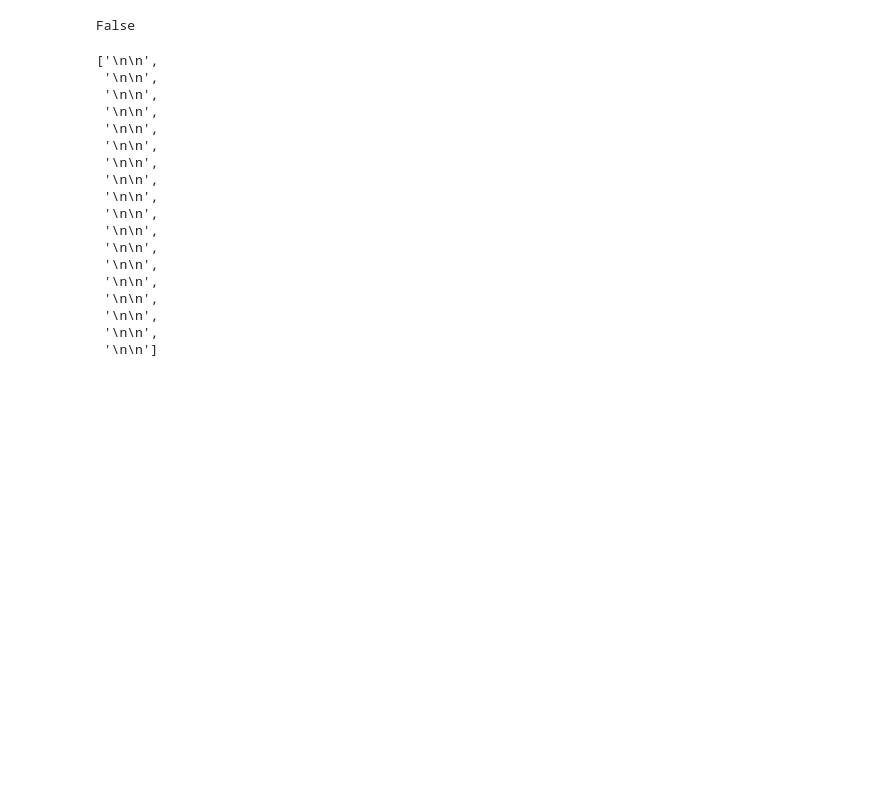
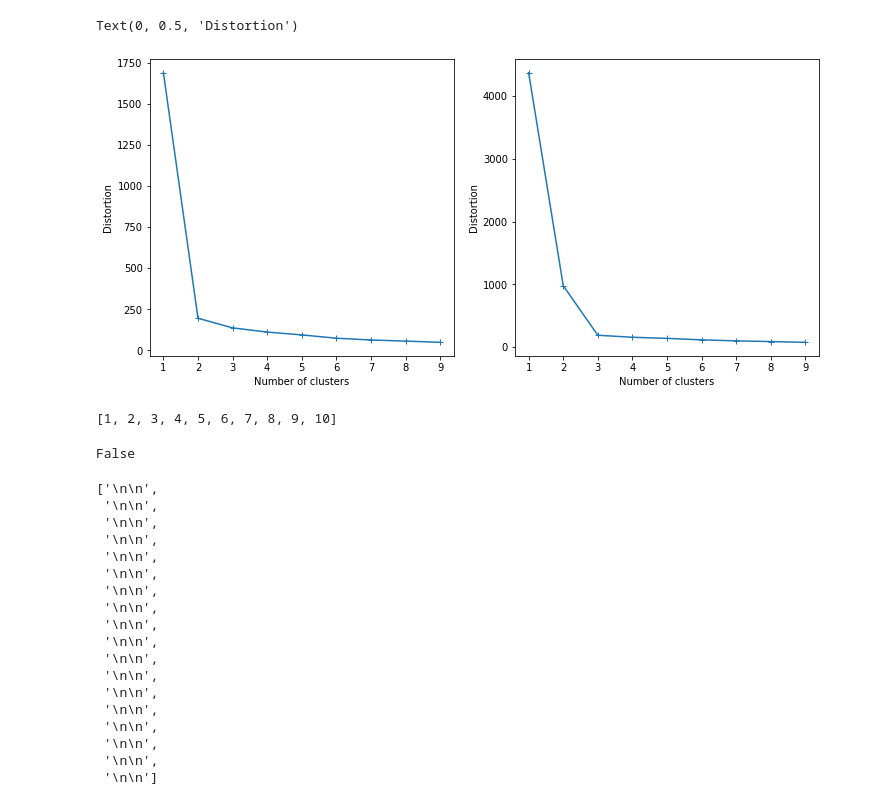
Before and after one commit to tsuchida5030/techgym_ai, a Jupyter notebook: Chapter_1/AI_running_1.ipynb, the cells around one changed output. Saved outputs shown, nothing was run; the diff lists cells and outputs as text; code cells hidden in the pictures; blank space fills up the shorter version.

```diff
--- a/Chapter_1/AI_running_1.ipynb
+++ b/Chapter_1/AI_running_1.ipynb
@@ -58,3 +1,56 @@ Q
+# %%
+#AI-TECHGYM-1-3-A-2
+#教師なし学習 k-mean法
+
+# 可視化ライブラリ
+import matplotlib.pyplot as plt
+%matplotlib inline
+
+# k-means法を使うためのインポート
+from sklearn.cluster import KMeans
+
+#分類データセット生成
+from sklearn.datasets import make_blobs
+
+#推定するクラスタ
+X_L, y_L = make_blobs(random_state=5)
+
+# エルボー方による推定。クラスター数を1から20に増やして、それぞれの距離の総和を求める
+dist_list =[]
+for i in range(1,10):
+    kmeans= KMeans(n_clusters=i, init='random', random_state=0)
+    kmeans.fit(X_L)
+    dist_list.append(kmeans.inertia_)
+
+# グラフを表示
+plt.figure(figsize = (12,12))
+plt.subplot(2,2,1)
+plt.plot(range(1,10), dist_list,marker='+')
+plt.xlabel('Number of clusters')
+plt.ylabel('Distortion')
+
+#推定するクラスタ
+X_L, y_L = make_blobs(random_state=10)
+
+# エルボー方による推定。クラスター数を1から20に増やして、それぞれの距離の総和を求める
+dist_list =[]
+for i in range(1,10):
+    kmeans= KMeans(n_clusters=i, init='random', random_state=0)
+    kmeans.fit(X_L)
+    dist_list.append(kmeans.inertia_)
+
+# グラフを表示
+plt.subplot(2,2,2)
+plt.plot(range(1,10), dist_list,marker='+')
+plt.xlabel('Number of clusters')
+plt.ylabel('Distortion')
+# %% [output]
+Text(0, 0.5, 'Distortion')
+[figure, added]
+# %%
+[r[0] for r in elbow]
+# %% [output]
+[1, 2, 3, 4, 5, 6, 7, 8, 9, 10]
 # %%
 word = "bear"
 word == "熊"
```
Also changed, not shown: parts of 2 cells of this notebook, 8 other files.
